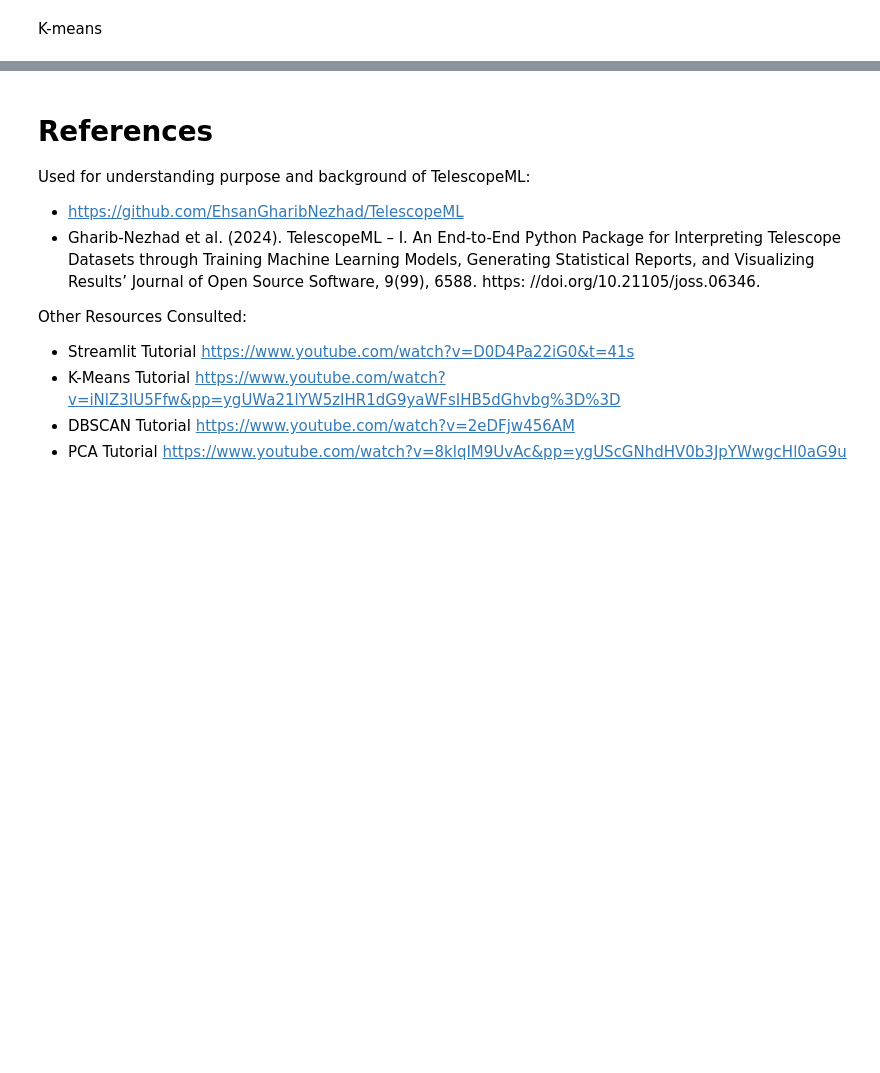
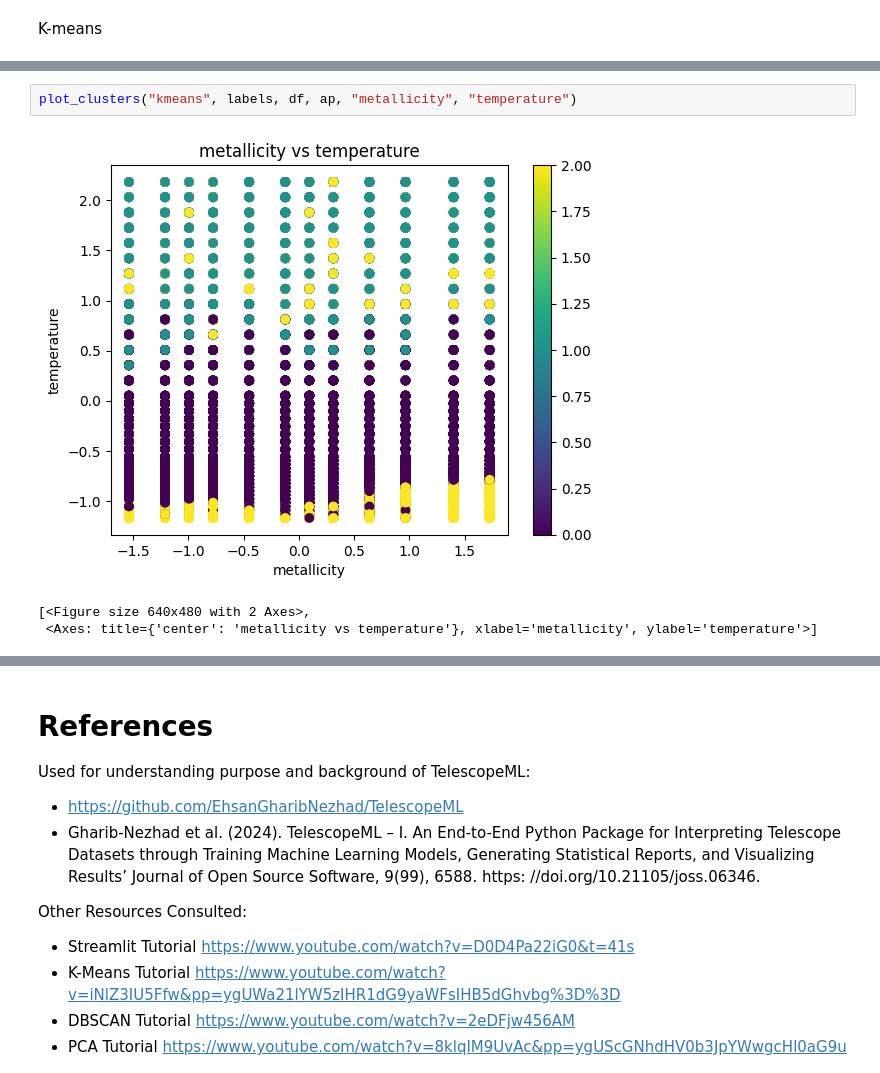
Before and after one commit to sierrajanson/TelescopeML, a Jupyter notebook: docs/tutorials/5_UnsupervisedExperiments.ipynb, the cells around one changed output, grey strips where cells are left out. Saved outputs shown, nothing was run; the diff lists cells and outputs as text; blank space fills up the shorter version.

```diff
--- a/docs/tutorials/5_UnsupervisedExperiments.ipynb
+++ b/docs/tutorials/5_UnsupervisedExperiments.ipynb
@@ -269,4 +172,10 @@ def plot_clusters(
         plt.show()
         return
     print("Enter kmeans or dbscan as an option to plot.")
+# %%
+plot_clusters("kmeans", labels, df, ap, "metallicity", "temperature")
+# %% [output]
+[figure, added]
+[<Figure size 640x480 with 2 Axes>,
+ <Axes: title={'center': 'metallicity vs temperature'}, xlabel='metallicity', ylabel='temperature'>]
 # %%
```
Also changed, not shown: parts of 15 cells of this notebook.
